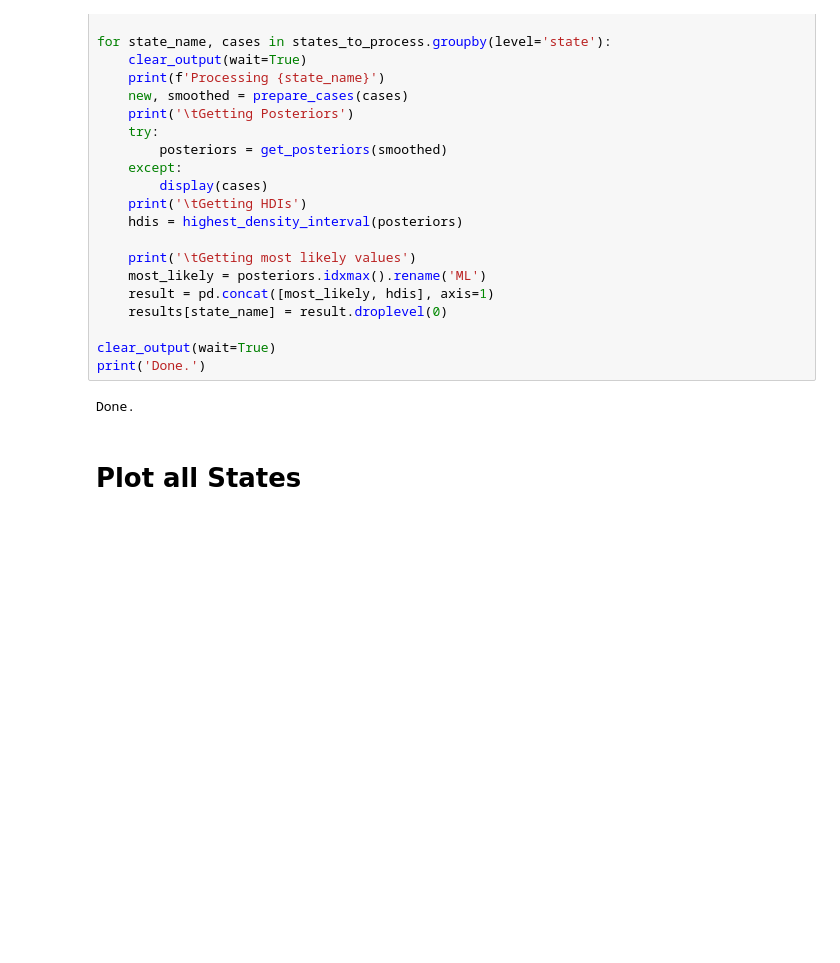
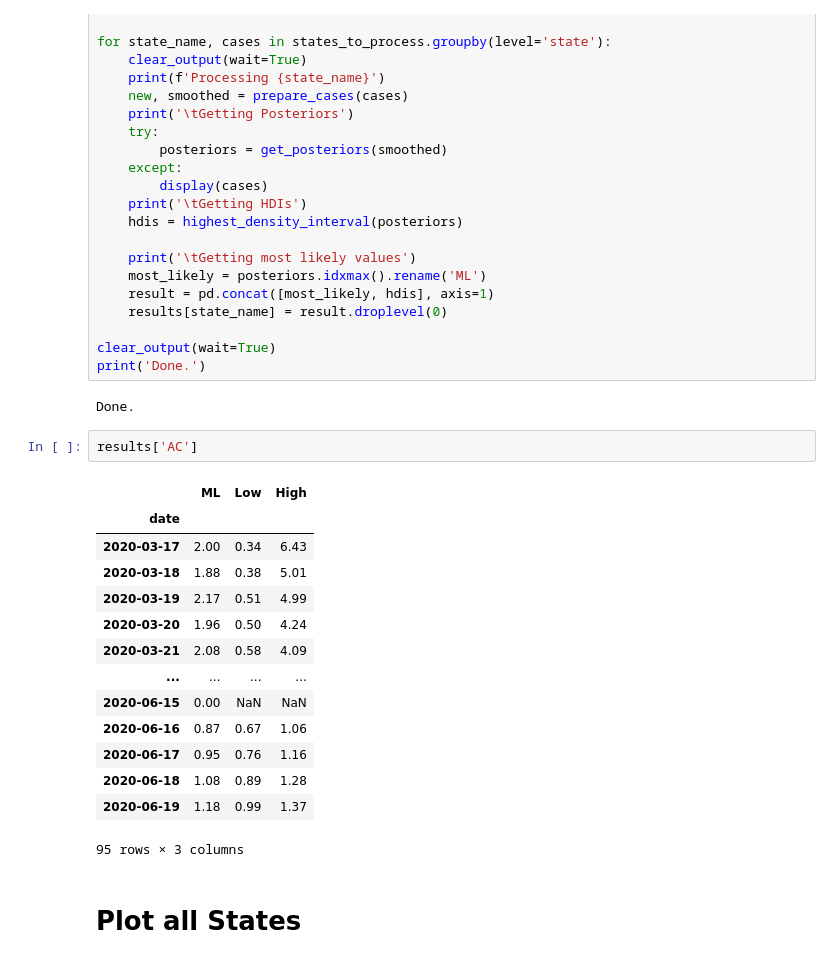
Before and after one commit to iaradsouza1/MIT-hackathon, a Jupyter notebook: Covid-Trend-Brasil.ipynb, the cells around one changed output. Cells and saved outputs as stored; diff of their text form; blank space fills up the shorter version.

```diff
--- a/Covid-Trend-Brasil.ipynb
+++ b/Covid-Trend-Brasil.ipynb
@@ -337,6 +350,23 @@ clear_output(wait=True)
 print('Done.')
 # %% [output]
 Done.
+# %%
+results['AC']
+# %% [output]
+|  | ML | Low | High |
+| date |  |  |  |
+| 2020-03-17 | 2.00 | 0.34 | 6.43 |
+| 2020-03-18 | 1.88 | 0.38 | 5.01 |
+| 2020-03-19 | 2.17 | 0.51 | 4.99 |
+| 2020-03-20 | 1.96 | 0.50 | 4.24 |
+| 2020-03-21 | 2.08 | 0.58 | 4.09 |
+| ... | ... | ... | ... |
+| 2020-06-15 | 0.00 | NaN | NaN |
+| 2020-06-16 | 0.87 | 0.67 | 1.06 |
+| 2020-06-17 | 0.95 | 0.76 | 1.16 |
+| 2020-06-18 | 1.08 | 0.89 | 1.28 |
+| 2020-06-19 | 1.18 | 0.99 | 1.37 |
+95 rows × 3 columns
 # %% [markdown]
 # Plot all States
 # %%
```
Also changed, not shown: parts of 1 cell of this notebook, 2 other files.
